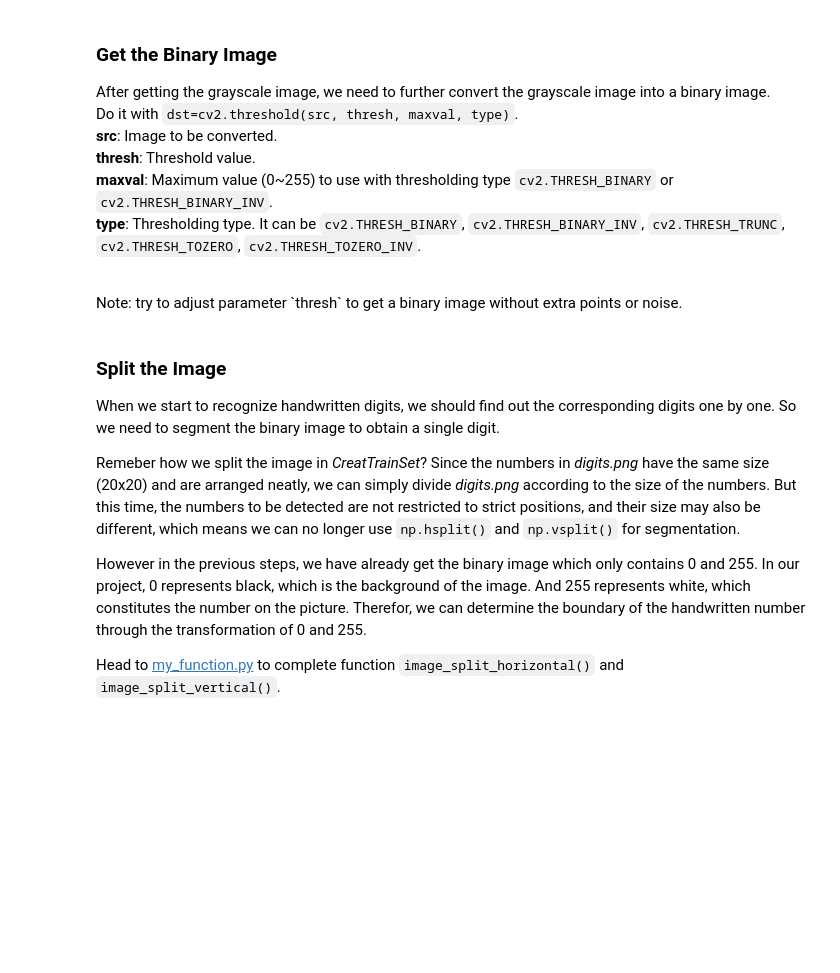
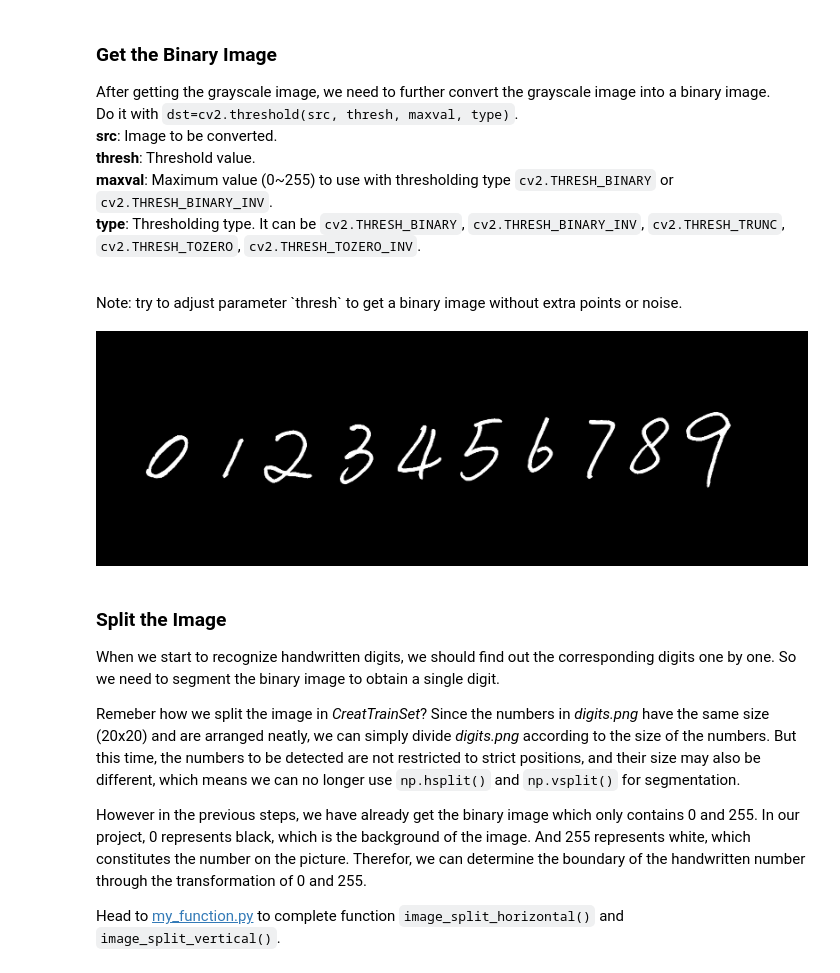
Before and after one commit to AlexWei2020/25fall-SI100B-Project, a Jupyter notebook: ProjectExercises/NumDect_ProcessRealImage.ipynb, the cells around one changed output. Cells and saved outputs as stored; diff of their text form; code cells hidden in the pictures; blank space fills up the shorter version.

```diff
--- a/ProjectExercises/NumDect_ProcessRealImage.ipynb
+++ b/ProjectExercises/NumDect_ProcessRealImage.ipynb
@@ -85,8 +91,10 @@ Do it with `dst=cv2.threshold(src, thresh, maxval, type)`.
 <br>
 Note: try to adjust parameter `thresh` to get a binary image without extra points or noise.
 # %%
-_threshold, imgBin =
+_threshold, imgBin = cv2.threshold(imgGray, 100, 255, cv2.THRESH_BINARY_INV)
 imshow(imgBin)
+# %% [output]
+[figure, added]
 # %% [markdown]
 ### Split the Image
 
```
Also changed, not shown: parts of 6 cells of this notebook, 2 other files.
